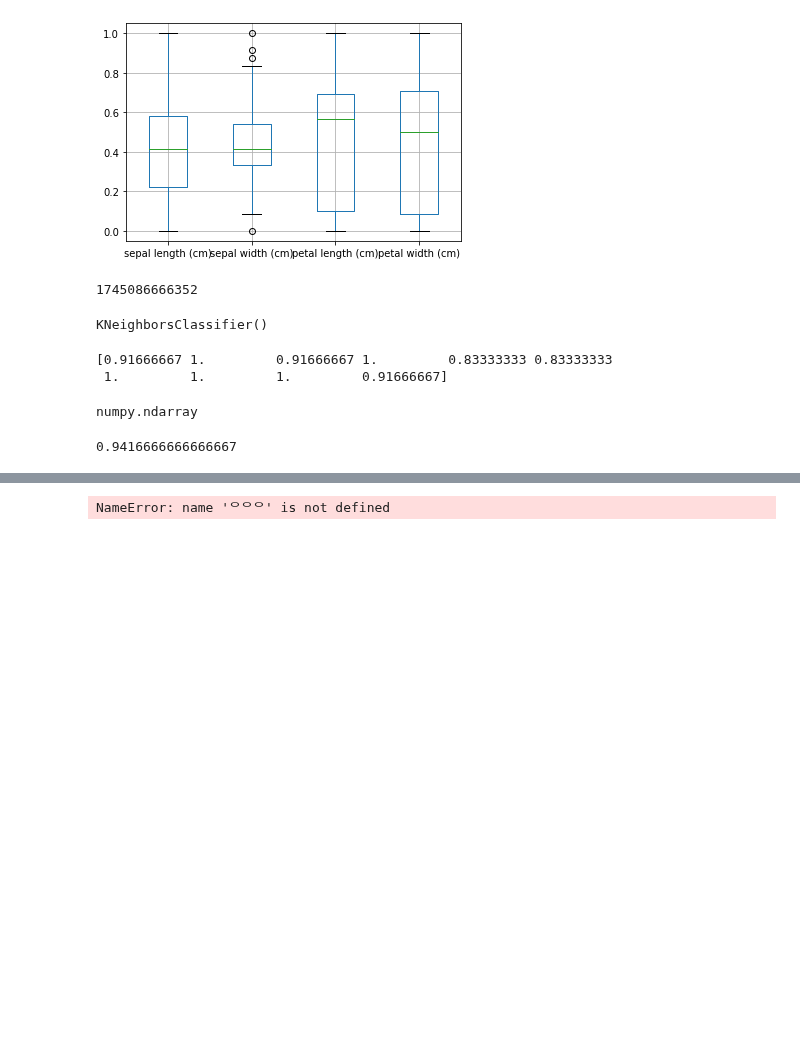
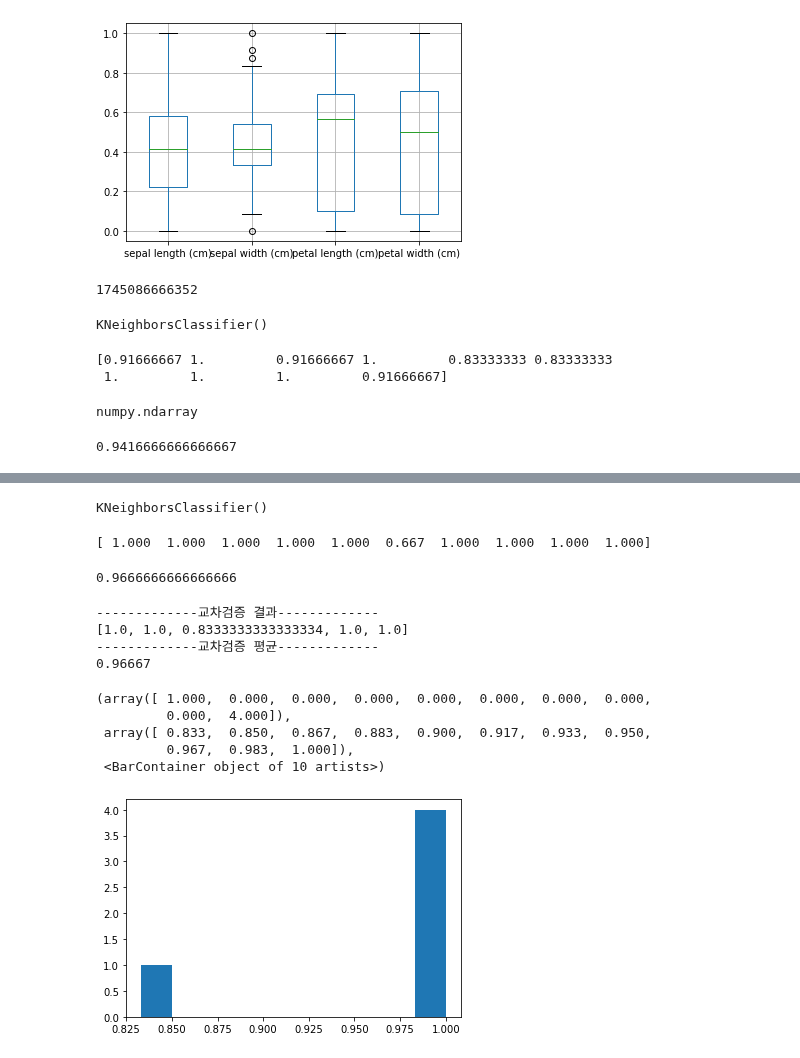
Before and after one commit to jinhuioh/Hi_ai, a Jupyter notebook: data11-day64/iris_scaling_gridsearch-confusionmatrix.ipynb, the cells around one changed output, grey strips where cells are left out. Saved outputs shown, nothing was run; the diff lists cells and outputs as text; code cells hidden in the pictures; blank space fills up the shorter version.

```diff
--- a/data11-day64/iris_scaling_gridsearch-confusionmatrix.ipynb
+++ b/data11-day64/iris_scaling_gridsearch-confusionmatrix.ipynb
@@ -444,8 +462,42 @@ acc
 # %%
 ##스케일링한 데이터로 knn fir->교차검증과 test data로 검증해서
 ##비교해보세요.
+knn.fit(X_test,y_test)
+# %% [output]
+KNeighborsClassifier()
-# %%
-ㅇㅇㅇ
-ㅇㅇ
-# %% [output]
-NameError: name 'ᄋᄋᄋ' is not defined
+# %%
+#교차검증
+#샘플링을 10개해서, 10번 검증을 해보세요.
+#X_train을 train+validation data로 나눈다.
+#cv(fold값)가 10이면 validation data를 X_train의 1/10로 잡는다.
+#validation data의 개수는 12개, 나머지가 train data이다.
+scores = cross_val_score(knn,X_test,y_test,cv = 10)#cv=10은 폴드(fold)값!
+print(scores)
+# %% [output]
+[ 1.000  1.000  1.000  1.000  1.000  0.667  1.000  1.000  1.000  1.000]
+# %%
+np.mean(scores)
+# %% [output]
+0.9666666666666666
+# %%
+def print_metrics(model, x, y, k):
+    scores2 = cross_val_score(model, x, y, cv=k) #cv = fold값
+    #np.set_printoptions(formatter={'float': '{: 0.3f}'.format})
+    print("-------------교차검증 결과-------------\n{}".format(list(scores2)))#값들이 콤마없이 나와서 n{:.5f}이렇게 지정해줄 수 없다.
+    acc_mean = np.mean(scores)
+    print("-------------교차검증 평균-------------\n{:.5f}".format(acc_mean))
+    return scores2, acc
+# %%
+sc2, am2 = print_metrics(knn,X_test,y_test,5)
+plt.hist(sc2)
+# %% [output]
+-------------교차검증 결과-------------
+[1.0, 1.0, 0.8333333333333334, 1.0, 1.0]
+-------------교차검증 평균-------------
+0.96667
+(array([ 1.000,  0.000,  0.000,  0.000,  0.000,  0.000,  0.000,  0.000,
+         0.000,  4.000]),
+ array([ 0.833,  0.850,  0.867,  0.883,  0.900,  0.917,  0.933,  0.950,
+         0.967,  0.983,  1.000]),
+ <BarContainer object of 10 artists>)
+[figure, added]
```
Also changed, not shown: parts of 4 cells of this notebook.
